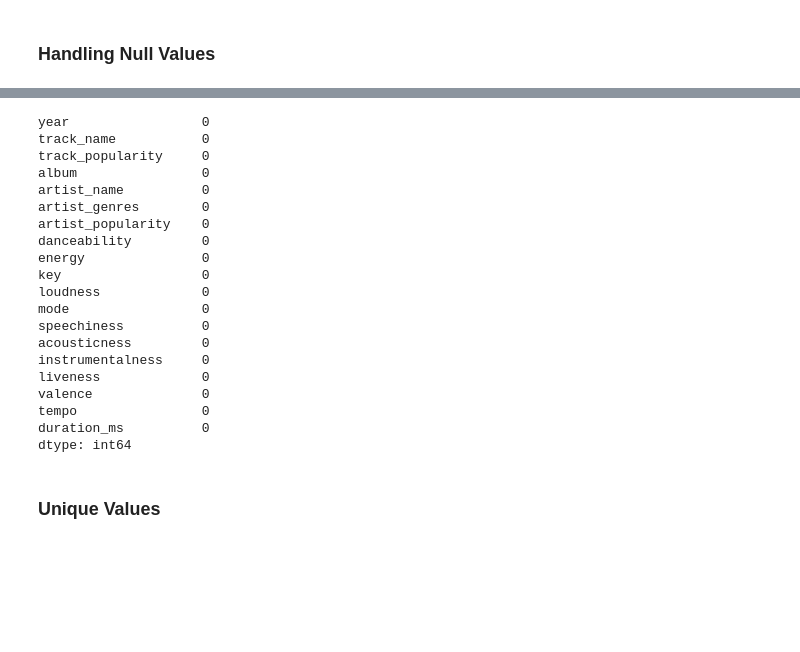
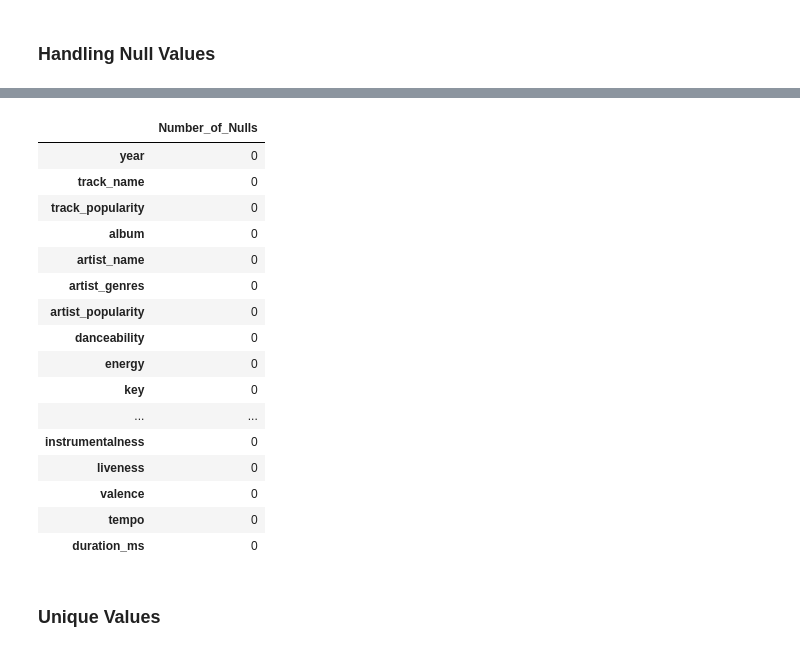
Before and after one commit to BOYSABIO/IE-University, a Jupyter notebook: IE_MASTERS/9_MACHINE_LEARNING/GROUP_PROJECTS/01_Supervised.ipynb, the cells around one changed output, grey strips where cells are left out. Cells and saved outputs as stored; diff of their text form; code cells hidden in the pictures; blank space fills up the shorter version.

```diff
--- a/IE_MASTERS/9_MACHINE_LEARNING/GROUP_PROJECTS/01_Supervised.ipynb
+++ b/IE_MASTERS/9_MACHINE_LEARNING/GROUP_PROJECTS/01_Supervised.ipynb
@@ -73,28 +74,25 @@ Considering there is only one track, These Words with virtually all values missi
 # %%
 # Dropping the null row
 df = df.drop(index = missing_value.index.item())
-df.isnull().sum()
+pd.DataFrame(df.isnull().sum()).rename(columns = {0:'Number_of_Nulls'})
 # %% [output]
-year                 0
-track_name           0
-track_popularity     0
-album                0
-artist_name          0
-artist_genres        0
-artist_popularity    0
-danceability         0
-energy               0
-key                  0
-loudness             0
-mode                 0
-speechiness          0
-acousticness         0
-instrumentalness     0
-liveness             0
-valence              0
-tempo                0
-duration_ms          0
-dtype: int64
+|  | Number_of_Nulls |
+| year | 0 |
+| track_name | 0 |
+| track_popularity | 0 |
+| album | 0 |
+| artist_name | 0 |
+| artist_genres | 0 |
+| artist_popularity | 0 |
+| danceability | 0 |
+| energy | 0 |
+| key | 0 |
+| ... | ... |
+| instrumentalness | 0 |
+| liveness | 0 |
+| valence | 0 |
+| tempo | 0 |
+| duration_ms | 0 |
 # %% [markdown]
 ### Unique Values
 # %%
```
Also changed, not shown: parts of 3 cells of this notebook.
